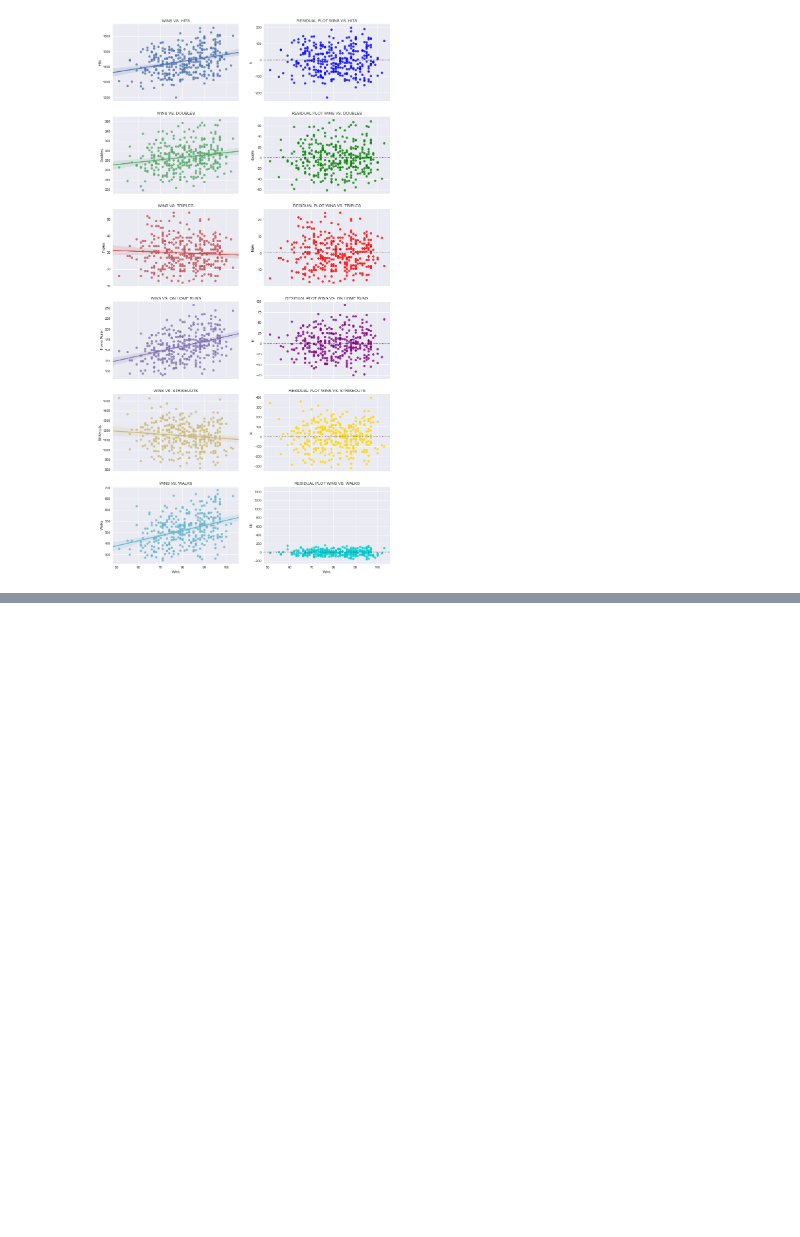
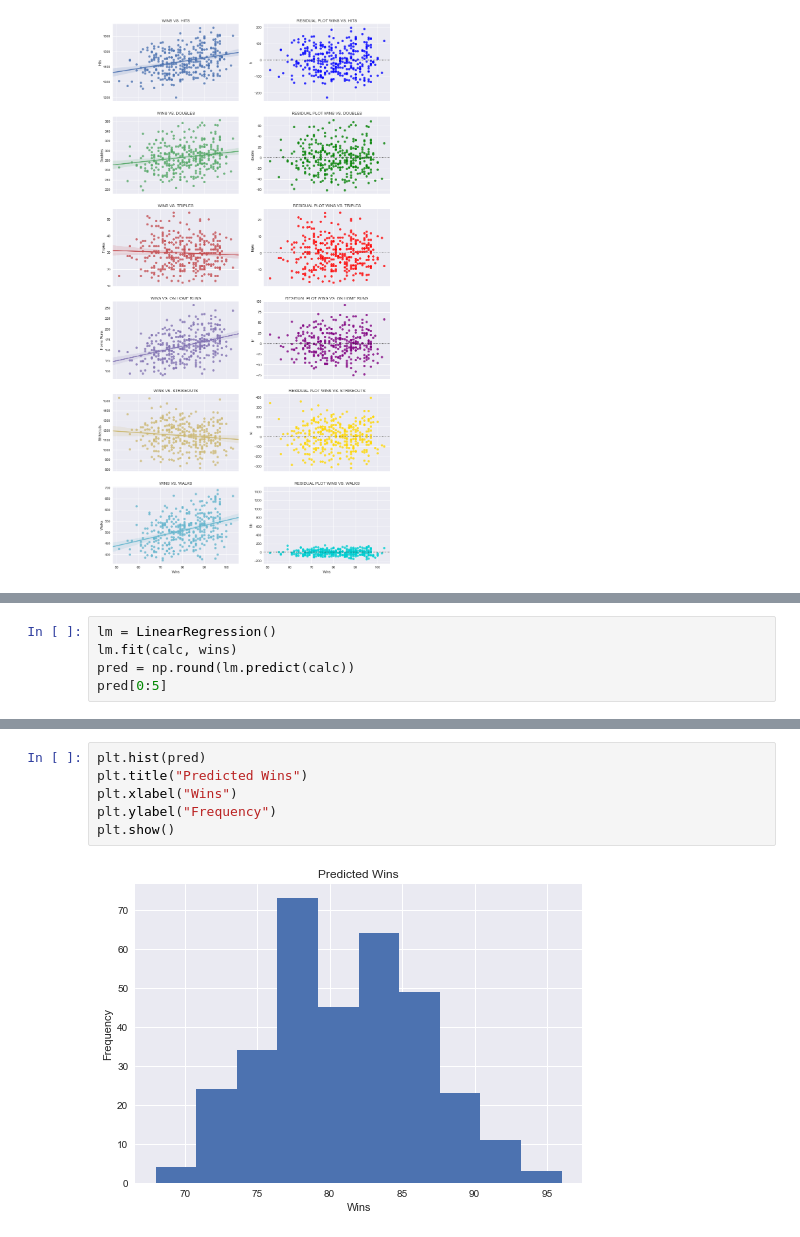
Before and after one commit to lawewers/Springboard-Capstone-MLB-W-vs.-L, a Jupyter notebook: CapstoneProject.ipynb, the cells around one changed output, grey strips where cells are left out. Cells and saved outputs as stored; diff of their text form; blank space fills up the shorter version.

```diff
--- a/CapstoneProject.ipynb
+++ b/CapstoneProject.ipynb
@@ -789,0 +558,5 @@ None
+# %%
+lm = LinearRegression()
+lm.fit(calc, wins)
+pred = np.round(lm.predict(calc))
+pred[0:5]
@@ -789,0 +583,8 @@ None
+# %%
+plt.hist(pred)
+plt.title("Predicted Wins")
+plt.xlabel("Wins")
+plt.ylabel("Frequency")
+plt.show()
+# %% [output]
+[figure, added]
```
Also changed, not shown: parts of 45 cells of this notebook.
